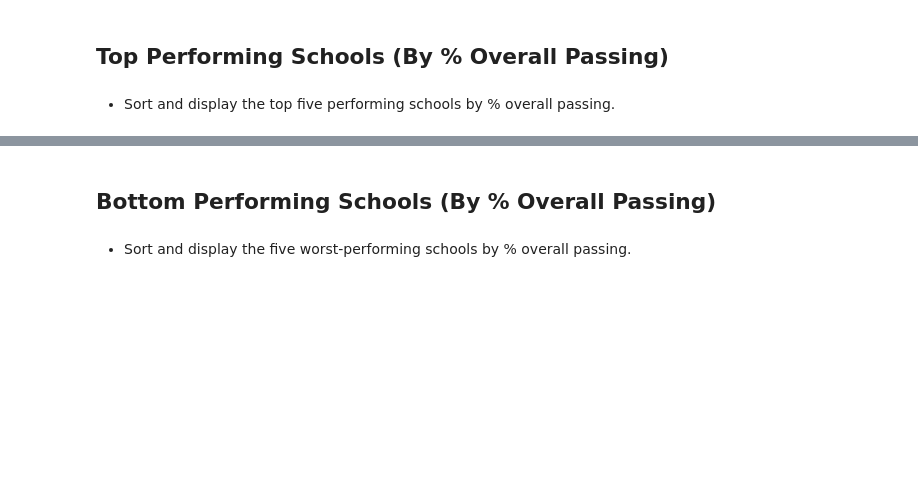
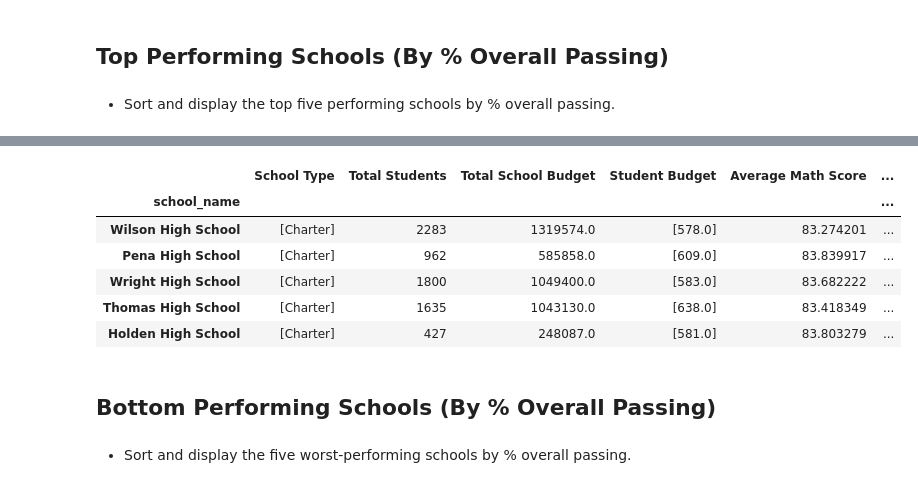
Before and after one commit to vasu11/pandas-challenge, a Jupyter notebook: PyCitySchools/PyCitySchools.ipynb, the cells around one changed output, grey strips where cells are left out. Saved outputs shown, nothing was run; the diff lists cells and outputs as text; code cells hidden in the pictures; blank space fills up the shorter version.

```diff
--- a/PyCitySchools/PyCitySchools.ipynb
+++ b/PyCitySchools/PyCitySchools.ipynb
@@ -146,3 +158,13 @@ school_summary_df.head()
+# %%
+school_summary_df.sort_values('% Overall Passing',ascending=False).nlargest(5,'% Overall Passing')
+# %% [output]
+|  | School Type | Total Students | Total School Budget | Student Budget | Average Math Score | ... |
+| school_name |  |  |  |  |  | ... |
+| Wilson High School | [Charter] | 2283 | 1319574.0 | [578.0] | 83.274201 | ... |
+| Pena High School | [Charter] | 962 | 585858.0 | [609.0] | 83.839917 | ... |
+| Wright High School | [Charter] | 1800 | 1049400.0 | [583.0] | 83.682222 | ... |
+| Thomas High School | [Charter] | 1635 | 1043130.0 | [638.0] | 83.418349 | ... |
+| Holden High School | [Charter] | 427 | 248087.0 | [581.0] | 83.803279 | ... |
 # %% [markdown]
 ## Bottom Performing Schools (By % Overall Passing)
 # %% [markdown]
```
Also changed, not shown: parts of 4 cells of this notebook.
